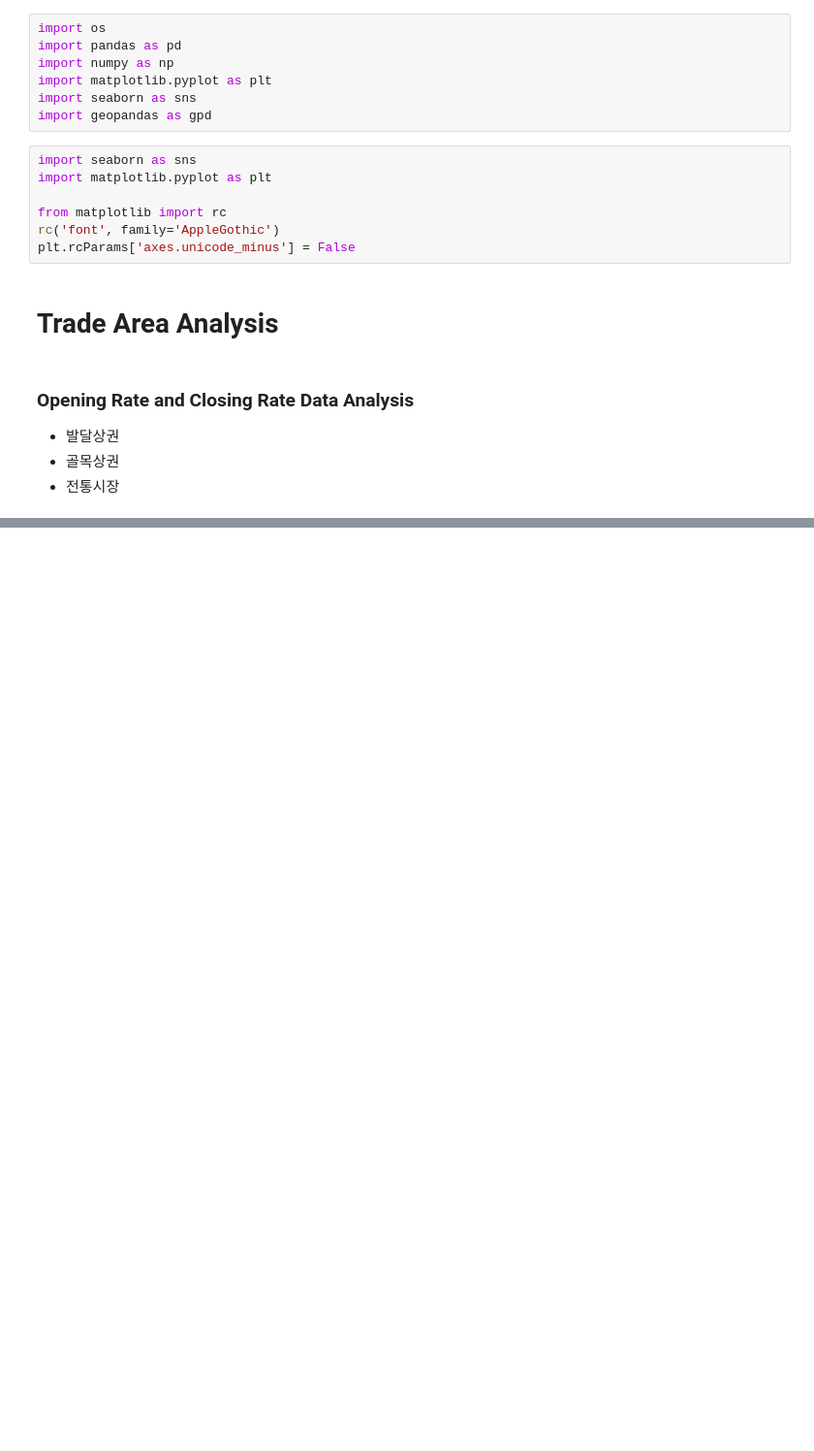
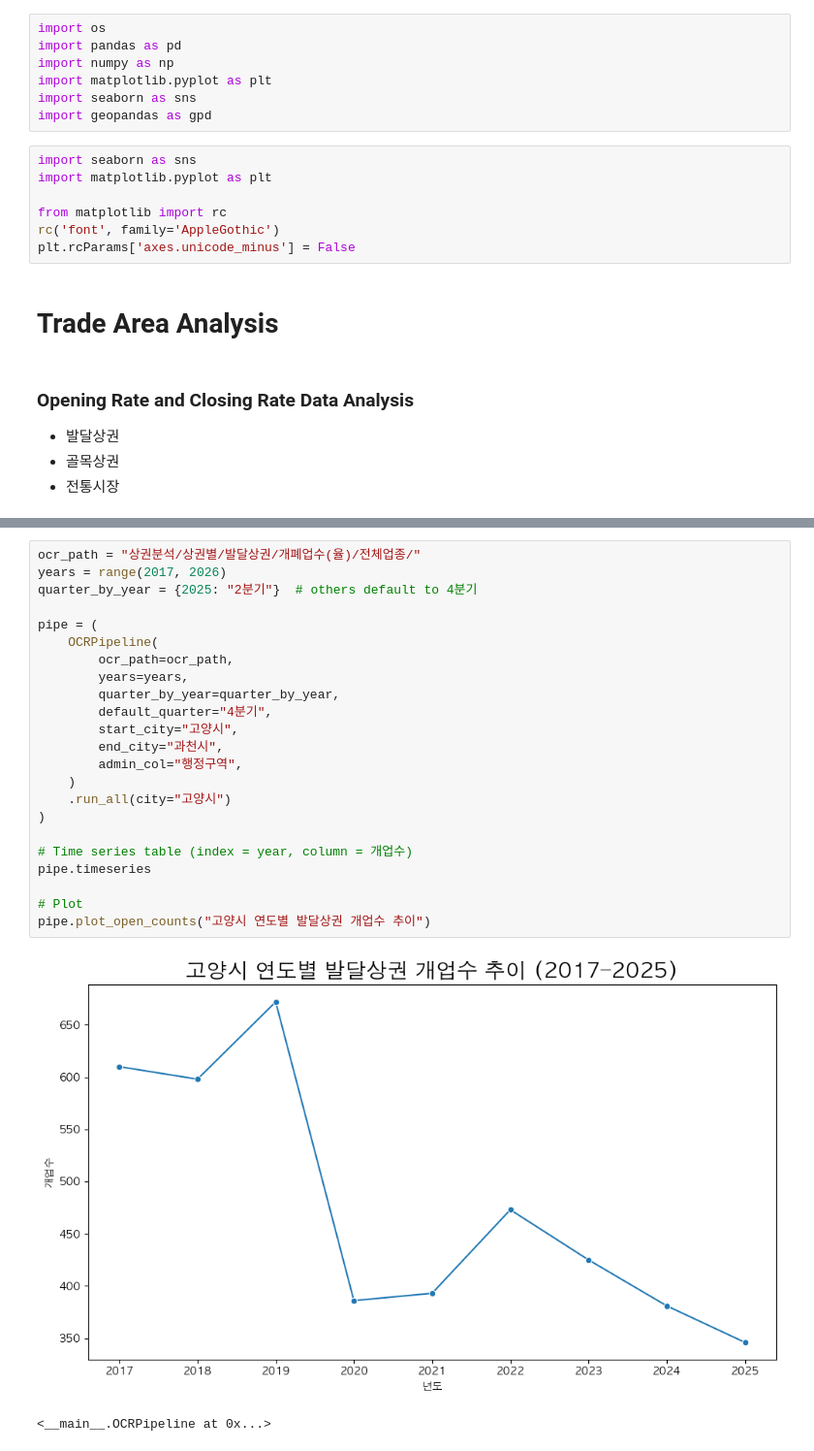
Before and after one commit to gisyun/Goyang_TradeAreaAnalysis, a Jupyter notebook: OCRateAnalysis.ipynb, the cells around one changed output, grey strips where cells are left out. Shown at 97% size. Drawn from its saved outputs; the diff is of its cells as text; blank space fills up the shorter version.

```diff
--- a/OCRateAnalysis.ipynb
+++ b/OCRateAnalysis.ipynb
@@ -22 +164,27 @@ plt.rcParams['axes.unicode_minus'] = False
+# %%
+ocr_path = "상권분석/상권별/발달상권/개폐업수(율)/전체업종/"
+years = range(2017, 2026)
+quarter_by_year = {2025: "2분기"}  # others default to 4분기
+
+pipe = (
+    OCRPipeline(
+        ocr_path=ocr_path,
+        years=years,
+        quarter_by_year=quarter_by_year,
+        default_quarter="4분기",
+        start_city="고양시",
+        end_city="과천시",
+        admin_col="행정구역",
+    )
+    .run_all(city="고양시")
+)
+
+# Time series table (index = year, column = 개업수)
+pipe.timeseries
+
+# Plot
+pipe.plot_open_counts("고양시 연도별 발달상권 개업수 추이")
+# %% [output]
+[figure, added]
+<__main__.OCRPipeline at 0x...>
 # %%
```
Also changed, not shown: parts of 10 cells of this notebook, 1 other file.
